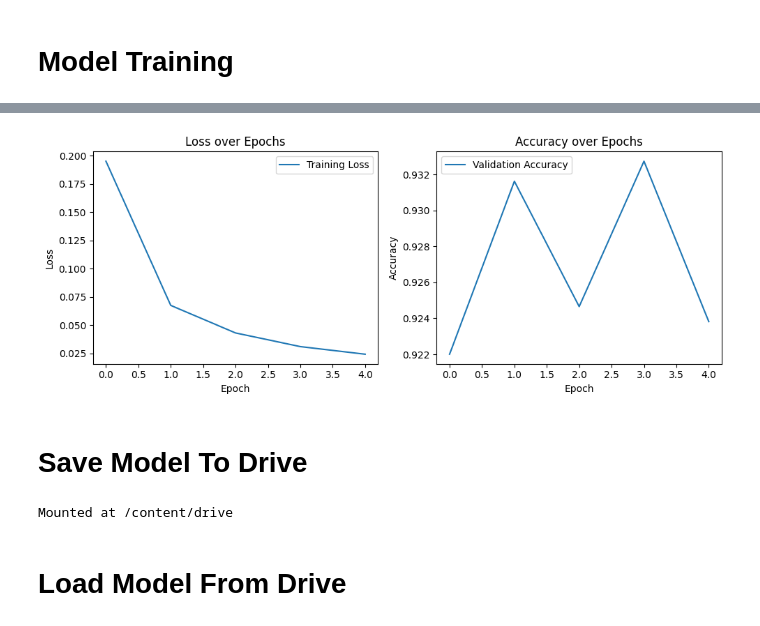
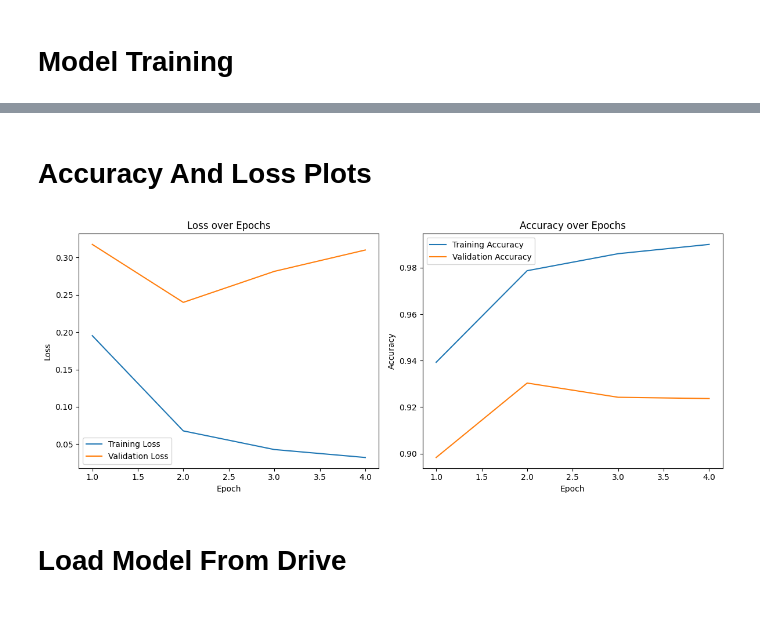
Before and after one commit to kozoB/vit-pathmnist-classifier, a Jupyter notebook: ViT_Medical_Imaging_Project.ipynb, the cells around one changed output, grey strips where cells are left out. Cells and saved outputs as stored; diff of their text form; code cells hidden in the pictures.

Commit message:
Training, and evaluation

```diff
--- a/ViT_Medical_Imaging_Project.ipynb
+++ b/ViT_Medical_Imaging_Project.ipynb
@@ -179,16 +186,29 @@ EPOCHS = 5
 train_losses, val_losses = [], []
 train_accuracies, val_accuracies = [], []
 
+best_val_loss = float("inf")
+patience = 2
+wait = 0
+
 for epoch in range(EPOCHS):
     train_loss, train_acc = train(model, train_loader, optimizer, criterion)
     val_loss, val_acc = evaluate(model, test_loader, criterion)
 
+    # Save metrics
     train_losses.append(train_loss)
     val_losses.append(val_loss)
     train_accuracies.append(train_acc)
     val_accuracies.append(val_acc)
 
-    print(f"Epoch {epoch+1}: "
-          f"Train Loss = {train_loss:.4f}, Train Acc = {train_acc:.4f}, "
-          f"Val Loss = {val_loss:.4f}, Val Acc = {val_acc:.4f}")
+    print(f"Epoch {epoch+1}: Train Loss = {train_loss:.4f}, Train Acc = {train_acc:.4f}, Val Loss = {val_loss:.4f}, Val Acc = {val_acc:.4f}")
+
+    if val_loss < best_val_loss:
+        best_val_loss = val_loss
+        wait = 0
+        model.save_pretrained(save_path)  # Save best model
+    else:
+        wait += 1
+        if wait >= patience:
+            print("Early stopping triggered.")
+            break
 # %% [output]
@@ -200,36 +220,34 @@ Epoch 5: Train Loss = 0.0242, Train Acc = 0.9928, Val Loss = 0.2990, Val Acc = 0
+# %% [markdown]
+# Accuracy And Loss Plots
 # %%
 import matplotlib.pyplot as plt
 
-plt.figure(figsize=(10, 4))
+epochs = range(1, len(train_losses) + 1)
+
+plt.figure(figsize=(12, 5))
+
+# Loss Plot
 plt.subplot(1, 2, 1)
-plt.plot(train_losses, label="Training Loss")
+plt.plot(epochs, train_losses, label="Training Loss")
+plt.plot(epochs, val_losses, label="Validation Loss")
 plt.xlabel("Epoch")
 plt.ylabel("Loss")
 plt.title("Loss over Epochs")
 plt.legend()
 
+# Accuracy Plot
 plt.subplot(1, 2, 2)
-plt.plot(val_accuracies, label="Validation Accuracy")
+plt.plot(epochs, train_accuracies, label="Training Accuracy")
+plt.plot(epochs, val_accuracies, label="Validation Accuracy")
 plt.xlabel("Epoch")
 plt.ylabel("Accuracy")
 plt.title("Accuracy over Epochs")
 plt.legend()
 
 plt.tight_layout()
 plt.show()
 # %% [output]
-[figure, old version]
+[figure, new version]
-# %% [markdown]
-# Save Model To Drive
-# %%
-from google.colab import drive
-
-drive.mount('/content/drive')
-save_path = '/content/drive/MyDrive/Masters Degree/Deep Learning Course'
-
-model.save_pretrained(save_path)
-# %% [output]
-Mounted at /content/drive
 # %% [markdown]
 # Load Model From Drive
 # %%
```
Also changed, not shown: parts of 19 cells of this notebook.
